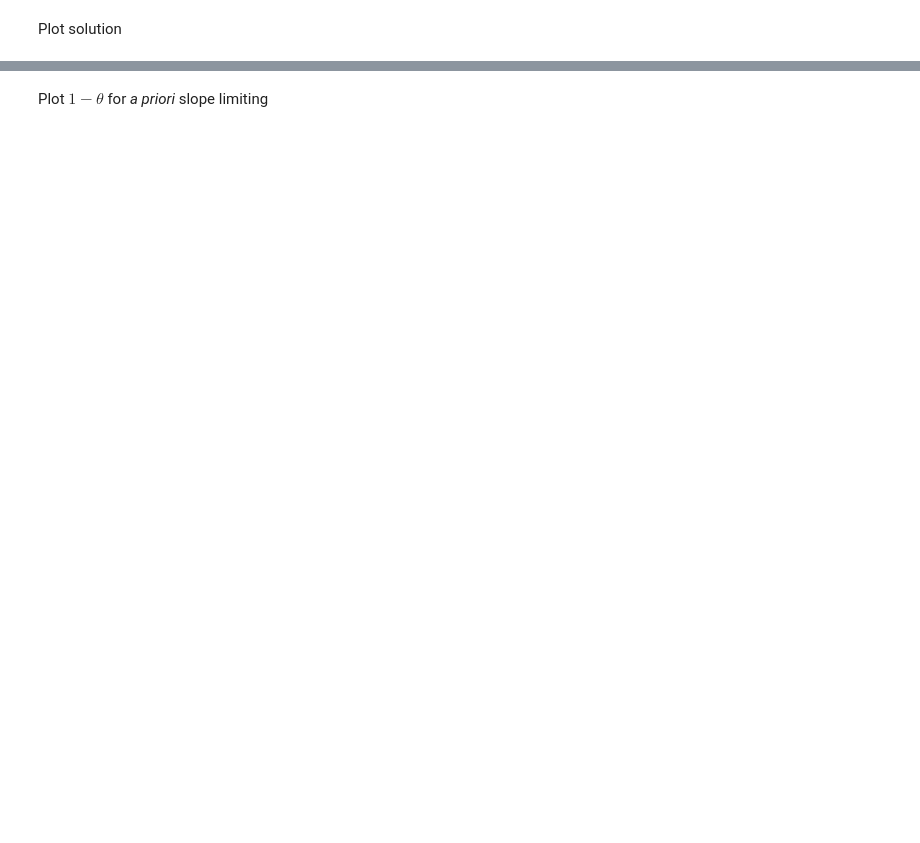
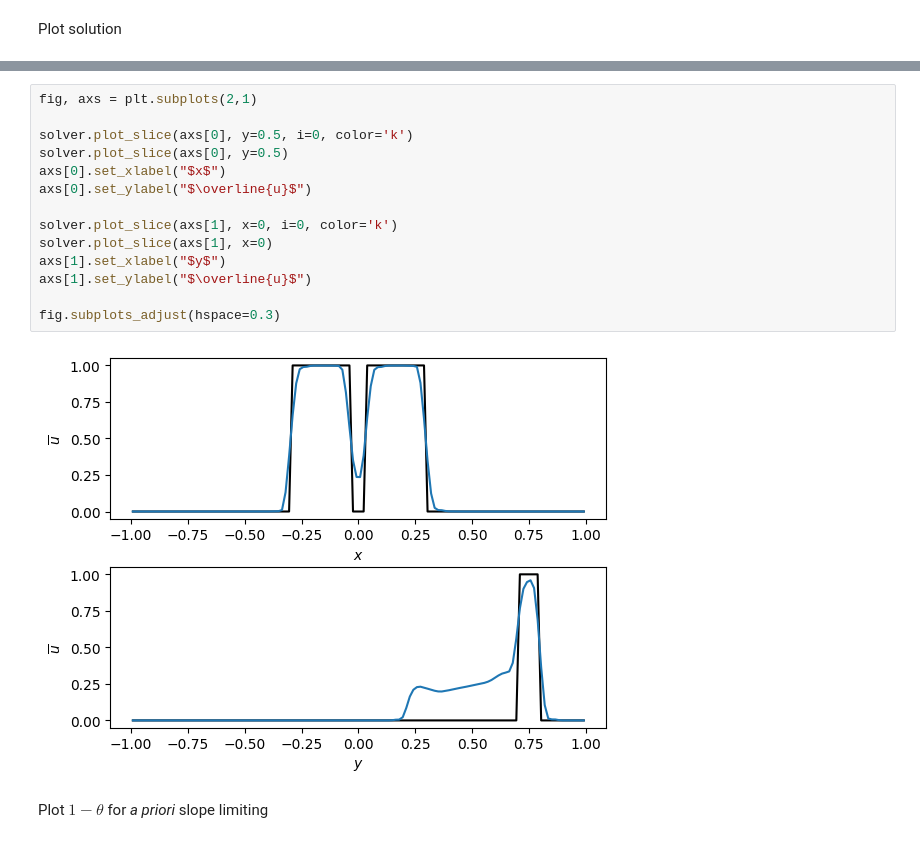
Before and after one commit to jpalafou/FVMethods, a Jupyter notebook: examples/slotted_disk.ipynb, the cells around one changed output, grey strips where cells are left out. Drawn from its saved outputs; the diff is of its cells as text; blank space fills up the shorter version.

```diff
--- a/examples/slotted_disk.ipynb
+++ b/examples/slotted_disk.ipynb
@@ -70,3 +66,19 @@ Text(0, 0.5, '$y$')
+# %%
+fig, axs = plt.subplots(2,1)
+
+solver.plot_slice(axs[0], y=0.5, i=0, color='k')
+solver.plot_slice(axs[0], y=0.5)
+axs[0].set_xlabel("$x$")
+axs[0].set_ylabel("$\overline{u}$")
+
+solver.plot_slice(axs[1], x=0, i=0, color='k')
+solver.plot_slice(axs[1], x=0)
+axs[1].set_xlabel("$y$")
+axs[1].set_ylabel("$\overline{u}$")
+
+fig.subplots_adjust(hspace=0.3)
+# %% [output]
+[figure, added]
 # %% [markdown]
 Plot $1 - \theta$ for _a priori_ slope limiting
 # %%
```
Also changed, not shown: parts of 5 cells of this notebook, 3 other files.
